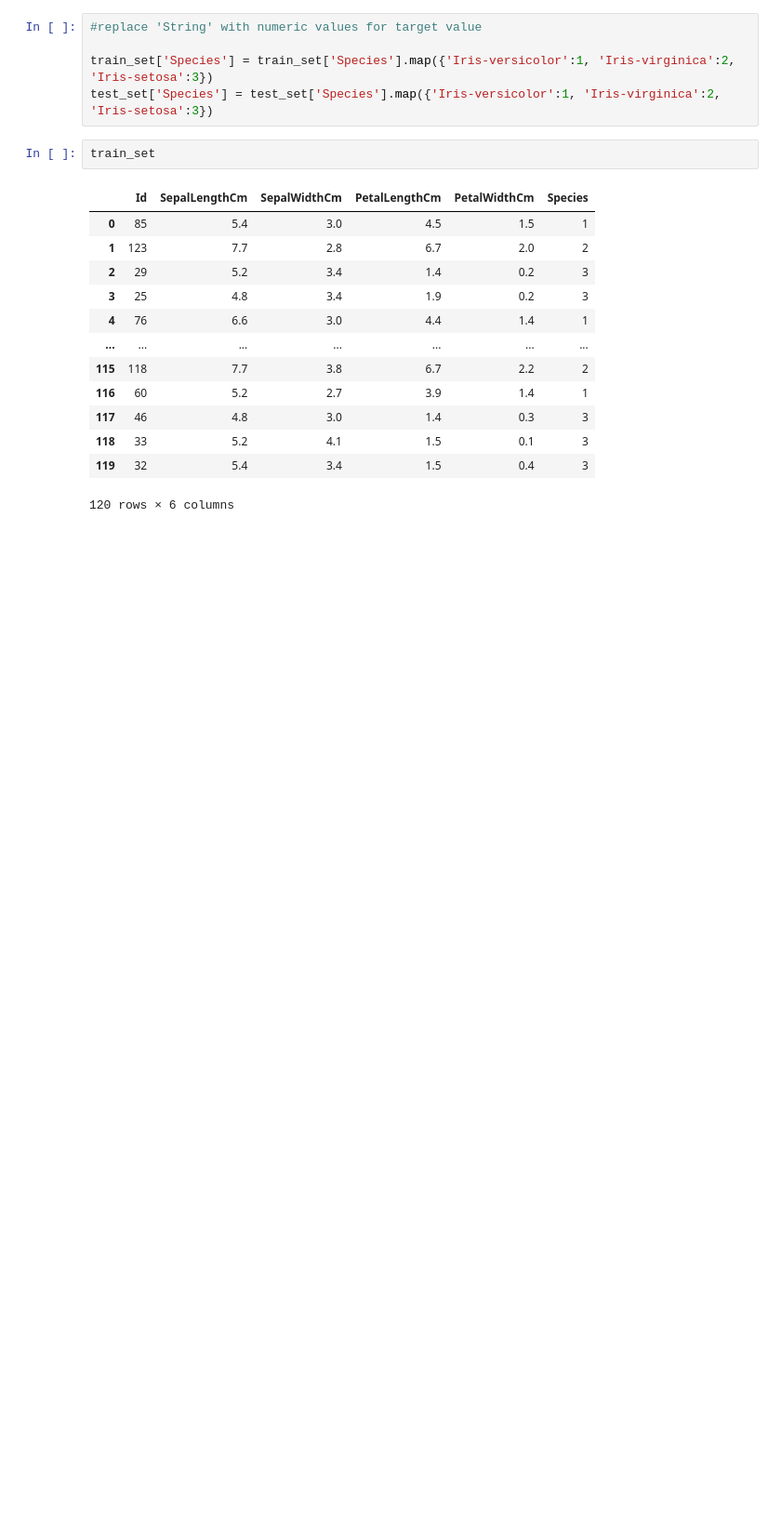
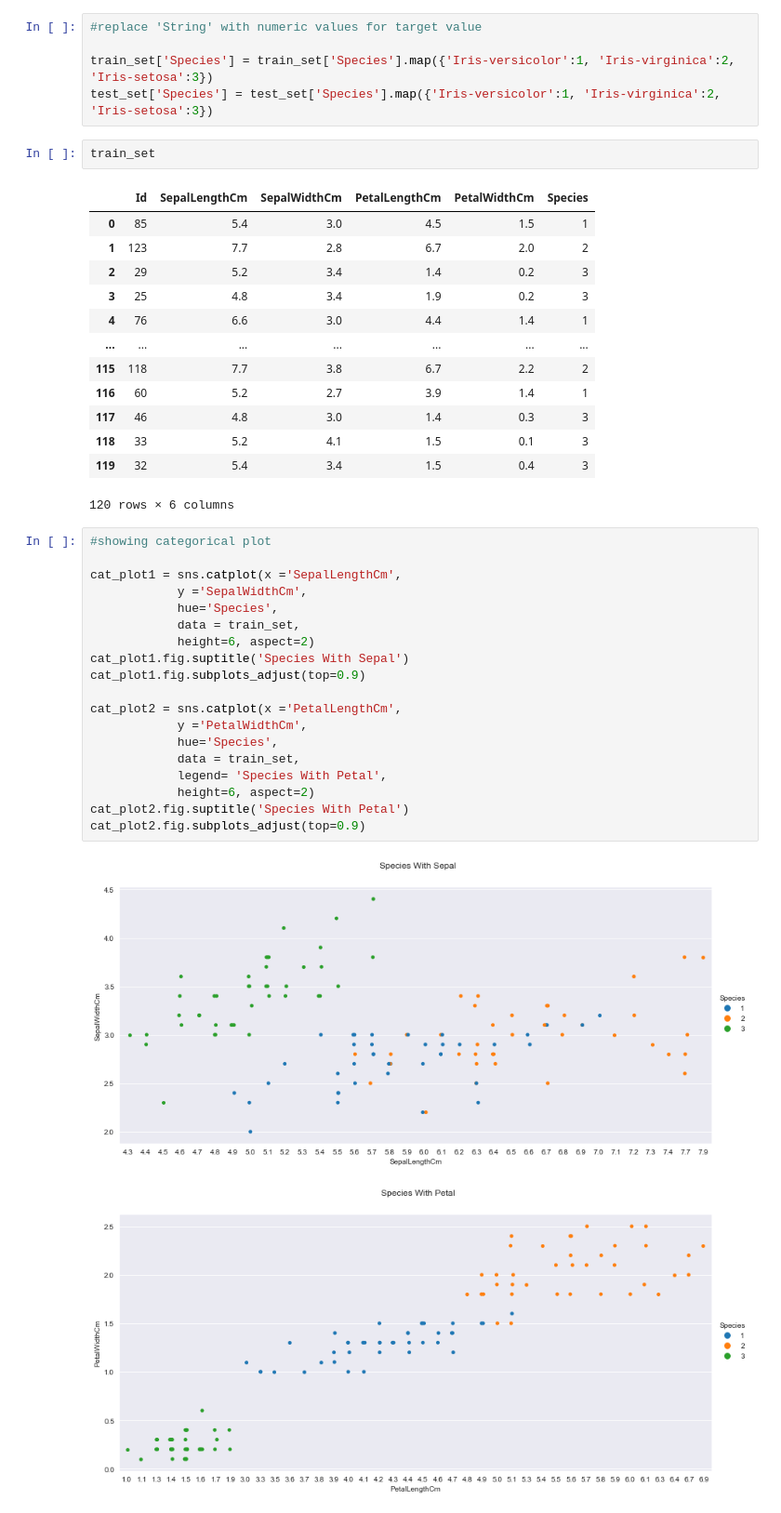
Before and after one commit to pouriaSameti/ML-Projects, a Jupyter notebook: Q2-Iris/code/Iris_Prediction/Iris_KNN.ipynb, the cells around one changed output. Shown: that part at 93% size. Saved outputs shown, nothing was run; the diff lists cells and outputs as text; blank space fills up the shorter version.

Commit message:
Iris -> showing categorical plot.

```diff
--- a/Q2-Iris/code/Iris_Prediction/Iris_KNN.ipynb
+++ b/Q2-Iris/code/Iris_Prediction/Iris_KNN.ipynb
@@ -42,3 +43,25 @@ train_set
 | 118 | 33 | 5.2 | 4.1 | 1.5 | 0.1 | 3 |
 | 119 | 32 | 5.4 | 3.4 | 1.5 | 0.4 | 3 |
 120 rows × 6 columns
+# %%
+#showing categorical plot
+
+cat_plot1 = sns.catplot(x ='SepalLengthCm',
+            y ='SepalWidthCm',
+            hue='Species',
+            data = train_set,
+            height=6, aspect=2)
+cat_plot1.fig.suptitle('Species With Sepal')
+cat_plot1.fig.subplots_adjust(top=0.9)
+
+cat_plot2 = sns.catplot(x ='PetalLengthCm',
+            y ='PetalWidthCm',
+            hue='Species',
+            data = train_set,
+            legend= 'Species With Petal',
+            height=6, aspect=2)
+cat_plot2.fig.suptitle('Species With Petal')
+cat_plot2.fig.subplots_adjust(top=0.9)
+# %% [output]
+[figure, added]
+[figure, added]
```
Also changed, not shown: parts of 1 cell of this notebook.
